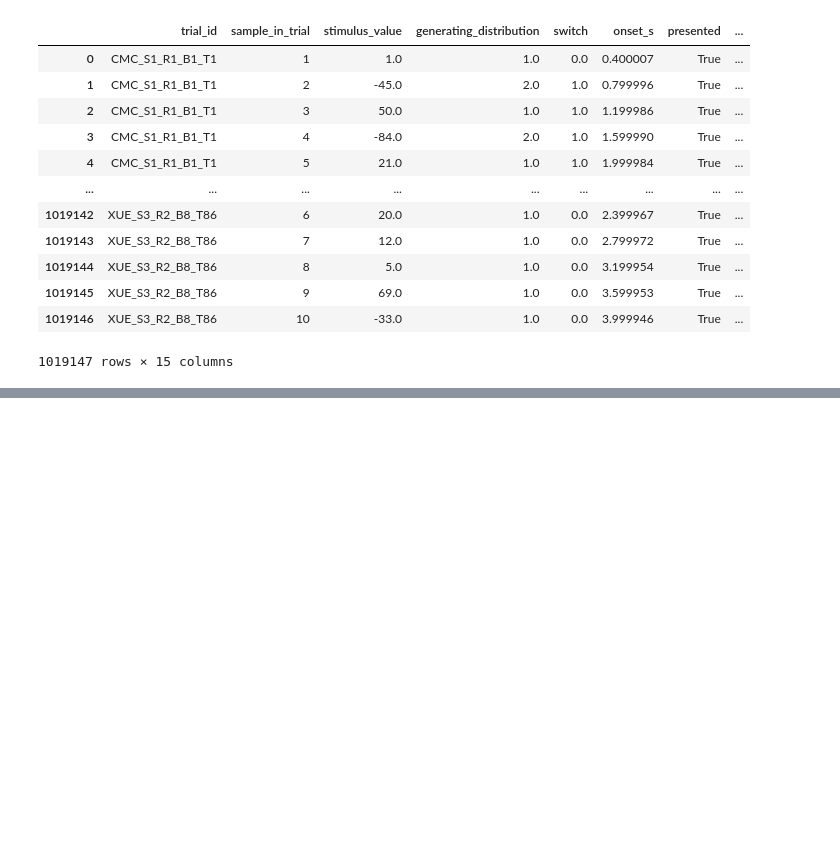
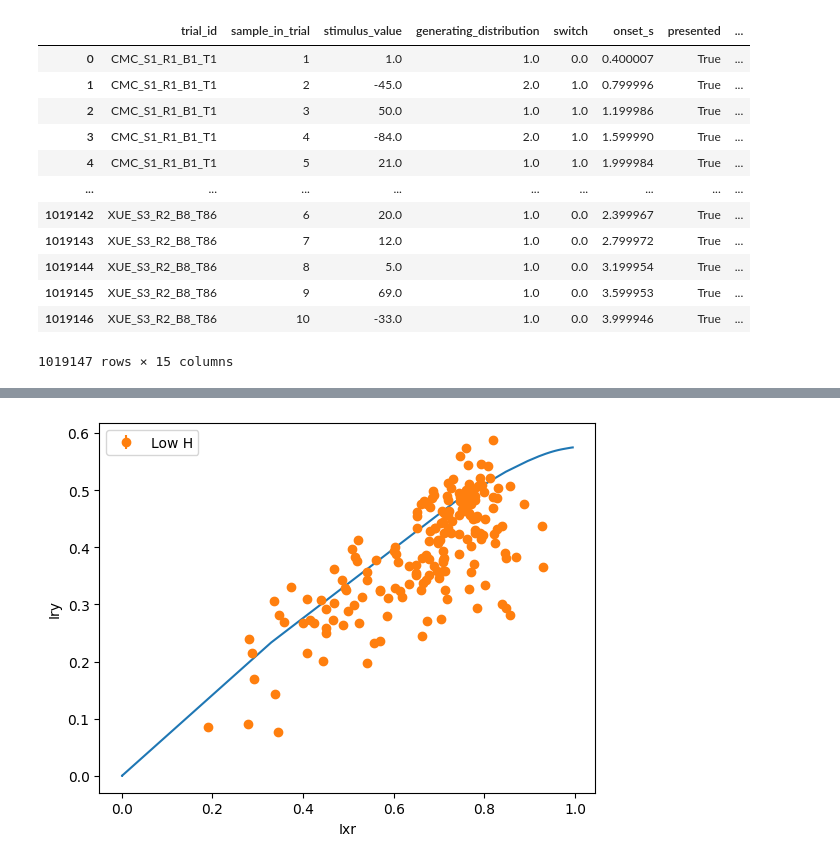
Before and after one commit to jacobaparker/Copy_Murphy2021, a Jupyter notebook: pharma/IB_analysis.ipynb, the cells around one changed output, grey strips where cells are left out. Cells and saved outputs as stored; diff of their text form; code cells hidden in the pictures; blank space fills up the shorter version.

```diff
--- a/pharma/IB_analysis.ipynb
+++ b/pharma/IB_analysis.ipynb
@@ -446 +470,10 @@ ibdf
 180 rows × 11 columns
+# %%
+plt.plot(IB_bound_low['I_XR'], IB_bound_low['I_RY'])
+plt.errorbar(ibdf['Ixr'], ibdf['Iry'], yerr=np.array([ibdf['Iry'].to_numpy() - ibdf['Iry_CI_lower'].to_numpy(), ibdf['Iry_CI_upper'].to_numpy() - ibdf['Iry'].to_numpy()]), fmt='o', label='Low H')
+plt.xlabel('Ixr')
+plt.ylabel('Iry')
+plt.legend()
+plt.show()
+# %% [output]
+[figure, added]
```
Also changed, not shown: parts of 20 cells of this notebook, 2 other files.
